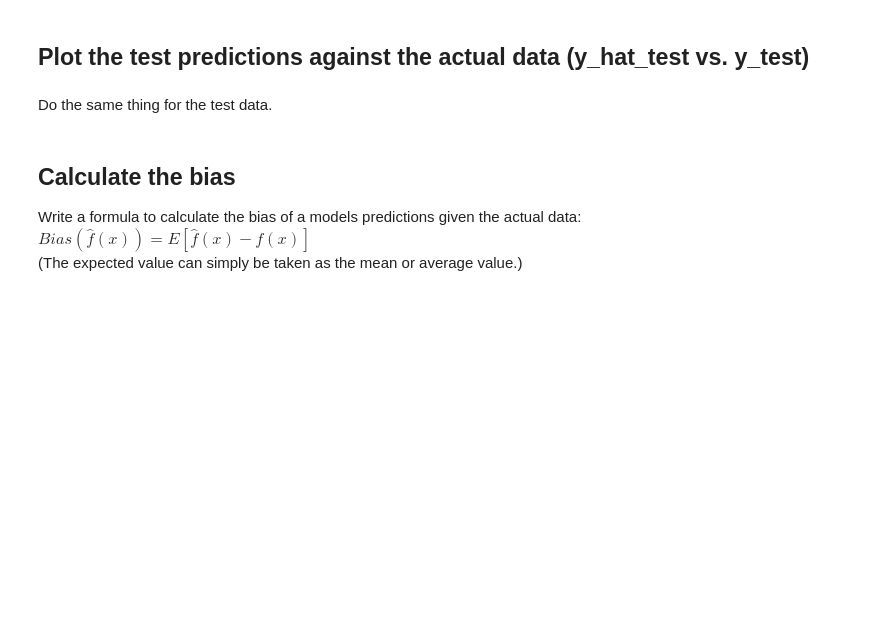
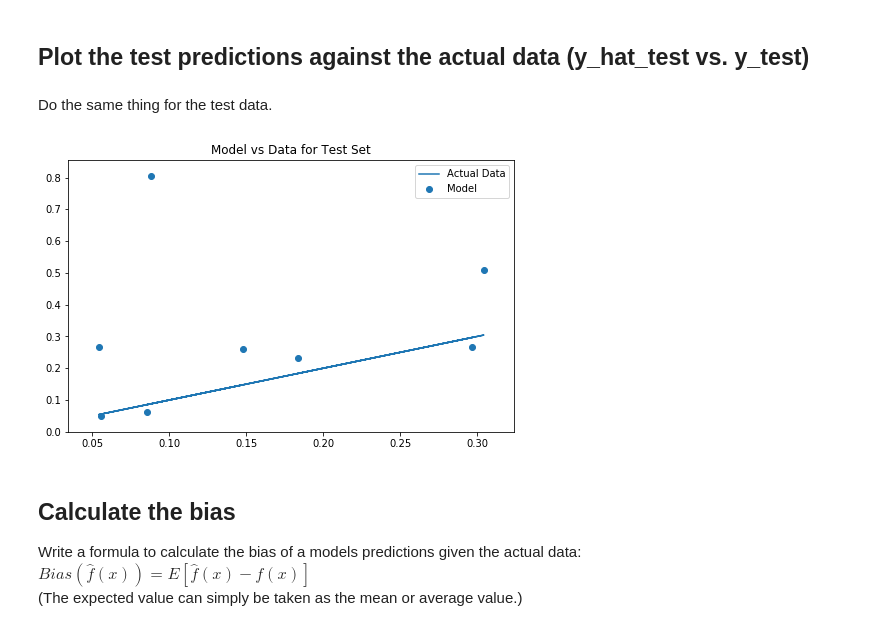
Before and after one commit to hiowatah/dsc-2-24-08-bias-variance-trade-off-lab-nyc-ds-career-031119, a Jupyter notebook: index.ipynb, the cells around one changed output. Drawn from its saved outputs; the diff is of its cells as text; code cells hidden in the pictures; blank space fills up the shorter version.

```diff
--- a/index.ipynb
+++ b/index.ipynb
@@ -95,10 +95,12 @@ Do the same thing for the test data.
 # %%
 # your code here
 plt.figure(figsize=(8,5))
 plt.scatter(y_test, linreg.predict(X_test), label='Model')
 plt.plot(y_test, y_test, label='Actual Data')
-plt.title('Model vs Data for Training Set')
+plt.title('Model vs Data for Test Set')
 plt.legend();
+# %% [output]
+[figure, added]
 # %% [markdown]
 ## Calculate the bias
 Write a formula to calculate the bias of a models predictions given the actual data: $Bias(\hat{f}(x)) = E[\hat{f}(x)-f(x)]$
```
